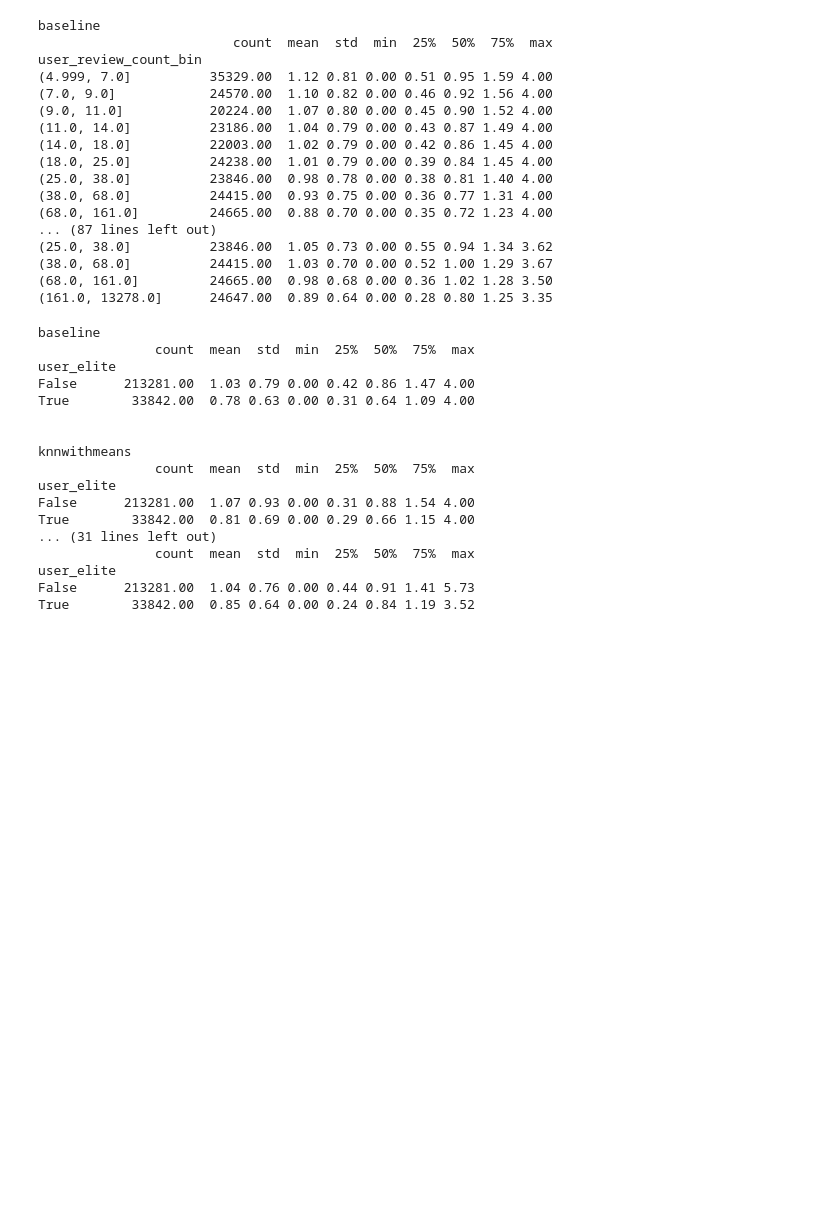
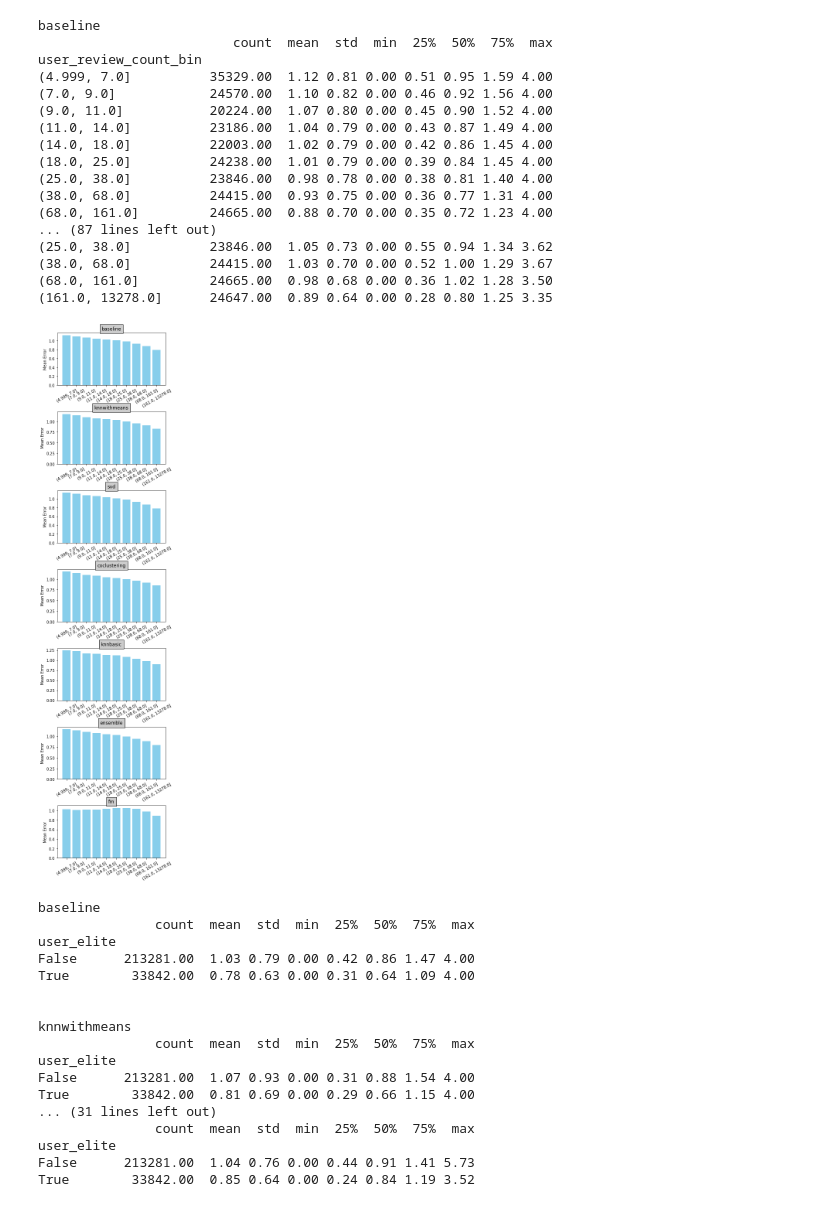
Before and after one commit to jkuo4/yelp-rating-predictor, a Jupyter notebook: final_results.ipynb, the cells around one changed output. Saved outputs shown, nothing was run; the diff lists cells and outputs as text; code cells hidden in the pictures; blank space fills up the shorter version.

Commit message:
update charts

```diff
--- a/final_results.ipynb
+++ b/final_results.ipynb
@@ -261,6 +261,24 @@ user_review_count_bin
 (38.0, 68.0]          24415.00  1.03 0.70 0.00 0.52 1.00 1.29 3.67
 (68.0, 161.0]         24665.00  0.98 0.68 0.00 0.36 1.02 1.28 3.50
 (161.0, 13278.0]      24647.00  0.89 0.64 0.00 0.28 0.80 1.25 3.35
+# %%
+fig = plt.figure()
+fig.set_size_inches(5, 25)
+count=1
+for nm, pred in preds:
+    pred["user_review_count_bin"] = pd.qcut(pred.user_review_count, 10)
+    desc = pred.groupby("user_review_count_bin").absolute_error.describe()
+    ax  = fig.add_subplot(7,1,count)
+    ax.bar([str(_) for _ in desc.index.tolist()], desc['mean'], color='skyblue')
+    # ax.set_xticks(ind)
+    ax.set_xticklabels([str(_) for _ in desc.index.tolist()],rotation=30)
+    ax.set_ylabel('Mean Error')
+    ax.set_title(model_result_files[count-1].split("_")[0], bbox={'facecolor':'0.8', 'pad':5})
+    count+=1
+plt.subplots_adjust(hspace=0.5)
+plt.show()
+# %% [output]
+[figure, added]
 # %%
 # 2. In terms of number of elite status
 
```
Also changed, not shown: parts of 2 cells of this notebook.
